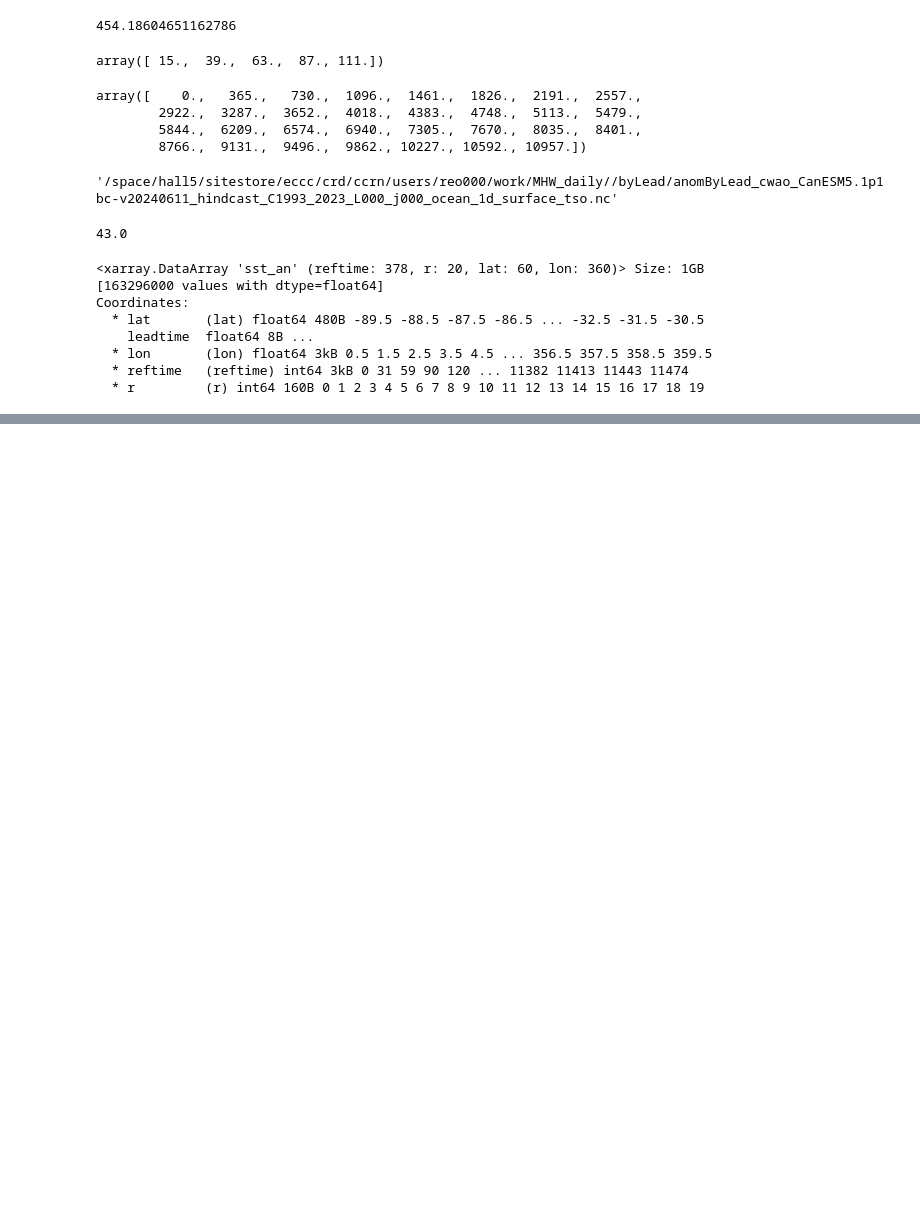
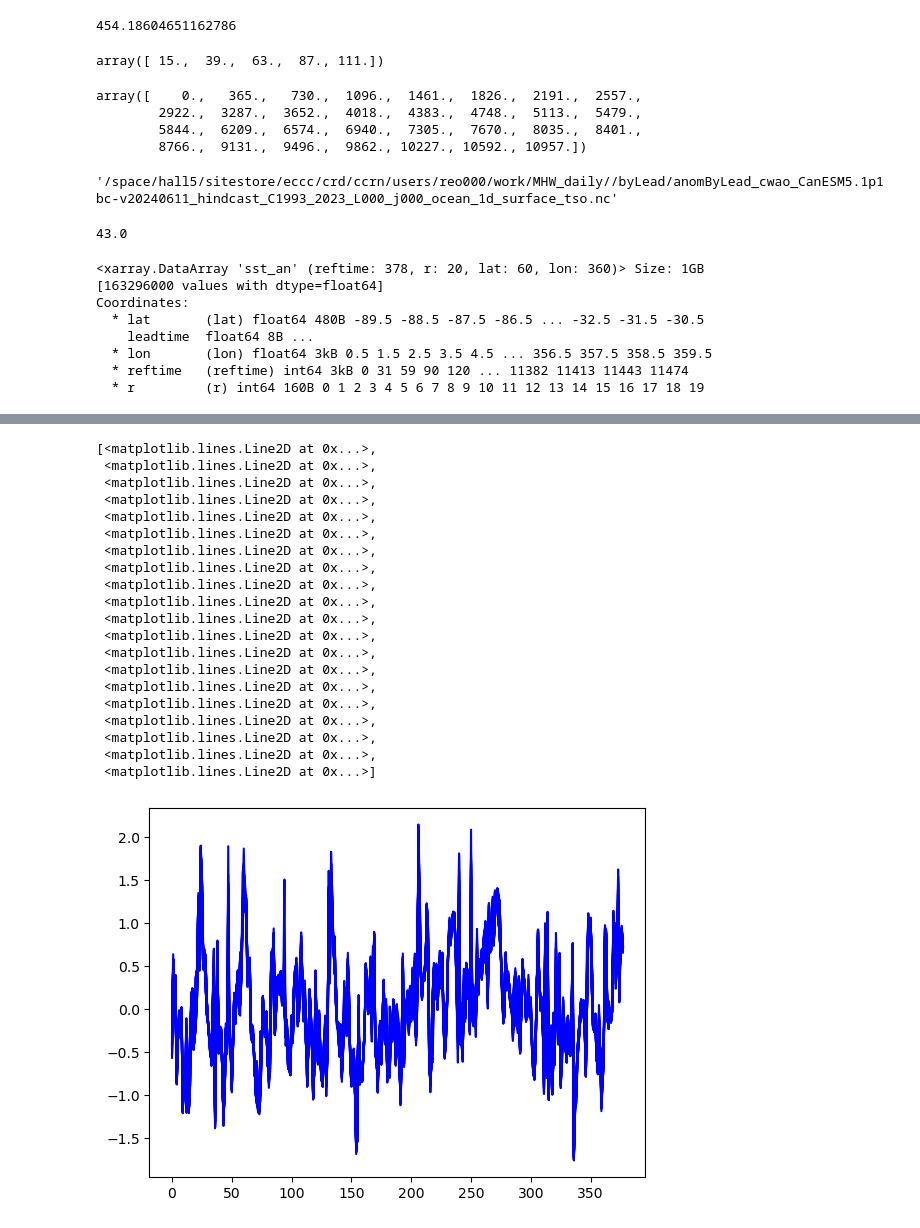
Before and after one commit to e-olson/MHW, a Jupyter notebook: MHW_Forecasts_New/MHW_daily_anom_detr.ipynb, the cells around one changed output, grey strips where cells are left out. Cells and saved outputs as stored; diff of their text form; code cells hidden in the pictures; blank space fills up the shorter version.

```diff
--- a/MHW_Forecasts_New/MHW_daily_anom_detr.ipynb
+++ b/MHW_Forecasts_New/MHW_daily_anom_detr.ipynb
@@ -404 +511,28 @@ plt.plot(out[:,0,-1,100],'r.')
+# %%
+plt.plot(ff.sst_an[:,:,-1,100],'b-')
+# plt.plot(out1[:,:,-1,100],'c.',alpha=.5)
+# plt.plot(out2[:,:,-1,100],'m.',alpha=.5)
+# plt.plot(out3[:,:,-1,100],'y.',alpha=.5);
+# %% [output]
+[<matplotlib.lines.Line2D at 0x...>,
+ <matplotlib.lines.Line2D at 0x...>,
+ <matplotlib.lines.Line2D at 0x...>,
+ <matplotlib.lines.Line2D at 0x...>,
+ <matplotlib.lines.Line2D at 0x...>,
+ <matplotlib.lines.Line2D at 0x...>,
+ <matplotlib.lines.Line2D at 0x...>,
+ <matplotlib.lines.Line2D at 0x...>,
+ <matplotlib.lines.Line2D at 0x...>,
+ <matplotlib.lines.Line2D at 0x...>,
+ <matplotlib.lines.Line2D at 0x...>,
+ <matplotlib.lines.Line2D at 0x...>,
+ <matplotlib.lines.Line2D at 0x...>,
+ <matplotlib.lines.Line2D at 0x...>,
+ <matplotlib.lines.Line2D at 0x...>,
+ <matplotlib.lines.Line2D at 0x...>,
+ <matplotlib.lines.Line2D at 0x...>,
+ <matplotlib.lines.Line2D at 0x...>,
+ <matplotlib.lines.Line2D at 0x...>,
+ <matplotlib.lines.Line2D at 0x...>]
+[figure, added]
 # %%
```
Also changed, not shown: parts of 47 cells of this notebook, 22 other files.
